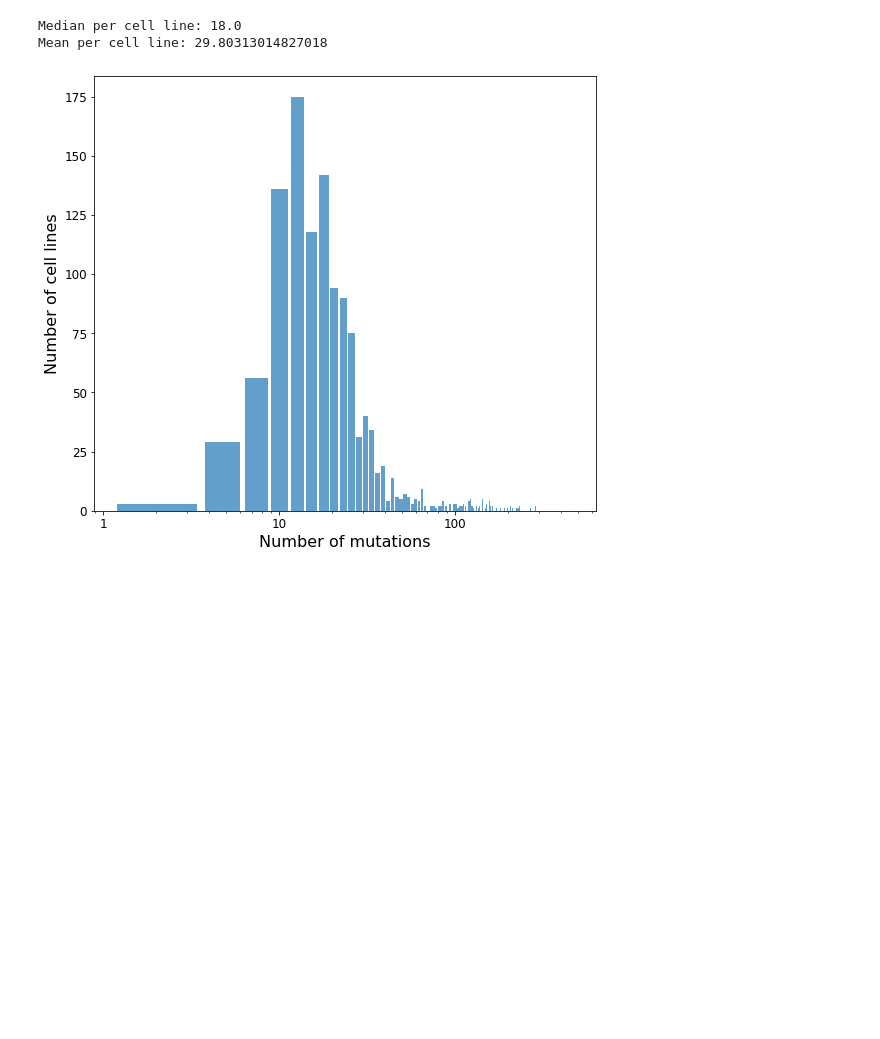
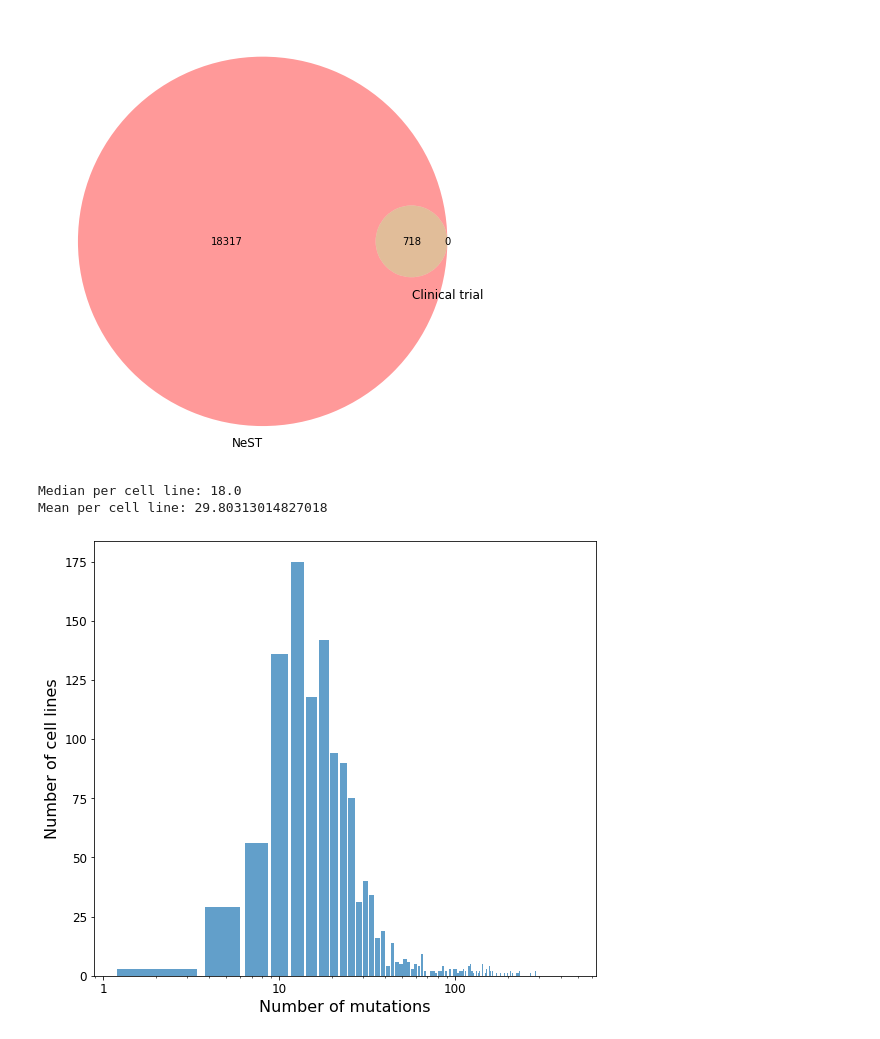
Before and after one commit to enmsilva/nest_drugcell, a Jupyter notebook: notebooks/training_data_analysis.ipynb, the cells around one changed output. Drawn from its saved outputs; the diff is of its cells as text; code cells hidden in the pictures; blank space fills up the shorter version.

```diff
--- a/notebooks/training_data_analysis.ipynb
+++ b/notebooks/training_data_analysis.ipynb
@@ -62,31 +62,35 @@ def get_cell_lines_by_tissue_type(tissue_type, cell_annot_df, cell_lines_df):
     ccle_tissue_cell_lines = list(cell_annot_df.query('Site_Primary == @tissue_type')['CCLE_ID'])
     return cell_lines_df.query('C in @ccle_tissue_cell_lines')
 # %%
-train_df = pd.read_csv('../data/drugcell_all.txt', sep='\t', header=None, names=['C', 'D', 'AUC'])
-drugs = pd.read_csv('../data/drug2ind.txt', sep='\t', header=None, names=['I', 'D'])['D']
-cell_lines_df = pd.read_csv('../data/cell2ind.txt', sep='\t', header=None, names=['I', 'C'])
+#train_df = pd.read_csv('../data/drugcell_all.txt', sep='\t', header=None, names=['C', 'D', 'AUC'])
 
-ontology_file = '../data/NeST_clinical_trial_ont.txt'
-cell_mutation = np.loadtxt('../data/cell2mutation_clinical_trial.txt', delimiter=',')
-genes = set(pd.read_csv('../data/gene2ind_clinical_trial.txt', sep='\t', header=None, names=['I', 'G'])['G'])
+drugs = pd.read_csv('../data/drug2ind_cg.txt', sep='\t', header=None, names=['I', 'D'])['D']
+cell_lines_df = pd.read_csv('../data/cell2ind_cg.txt', sep='\t', header=None, names=['I', 'C'])
+
+ontology_file = '../data/ontology_clinical_trial.txt'
+cell_mutation = np.loadtxt('../data/cell2mutation_cg.txt', delimiter=',')
+genes = set(pd.read_csv('../data/gene2ind_cg.txt', sep='\t', header=None, names=['I', 'G'])['G'])
 
 genes_orig = set(pd.read_csv('../../drugcell/data/gene2ind.txt', sep='\t', header=None, names=['I', 'G'])['G'])
 cells_orig = set(pd.read_csv('../../drugcell/data/cell2ind.txt', sep='\t', header=None, names=['I', 'C'])['C'])
 cell_mutation_orig = np.loadtxt('../../drugcell/data/cell2mutation.txt', delimiter=',')
 
-cell_types_df = pd.read_csv('../data/CCLE/ccle_maf.txt', sep='\t')
-cell_annot_df = pd.read_csv('../data/CCLE/cell_line_annotations.txt', sep="\t")
+cell_types_df = pd.read_csv('../data/CCLE/CCLE_mutations.csv', sep='\t')
+cell_annot_df = pd.read_csv('../data/CCLE/sample_info.csv', sep="\t")
 
 nest_gene_list = []
-with open('../data/gene_list_NeST.txt', 'r') as file:
+with open('../data/NeST/gene_list_NeST.txt', 'r') as file:
     nest_gene_list = file.read().split()
 
-onco_kb_data = pd.read_csv('../data/ONCO_KB/oncokb.tsv', sep='\t')
-onco_kb_genes = set(onco_kb_data['Gene'])
-
-genie_genes = set(pd.read_csv('../data/GENIE/Mutated_Genes.txt', sep='\t')['Gene'])
+genie_genes = set(pd.read_csv('../data/GENIE/GENIE_gene_list.txt', sep='\t', header=None, names=['G'])['G'])
 
 gene_panels = pd.read_csv("../data/ClinicalGenePanels.txt", sep='\t')
+# %%
+fig = plt.figure(figsize=(8,8))
+venn2([set(nest_gene_list), genes], ['NeST', 'Clinical trial'])
+plt.show()
+# %% [output]
+[figure, added]
 # %%
 # No. of mutations in cell-lines
 
```
Also changed, not shown: 23 other files.
